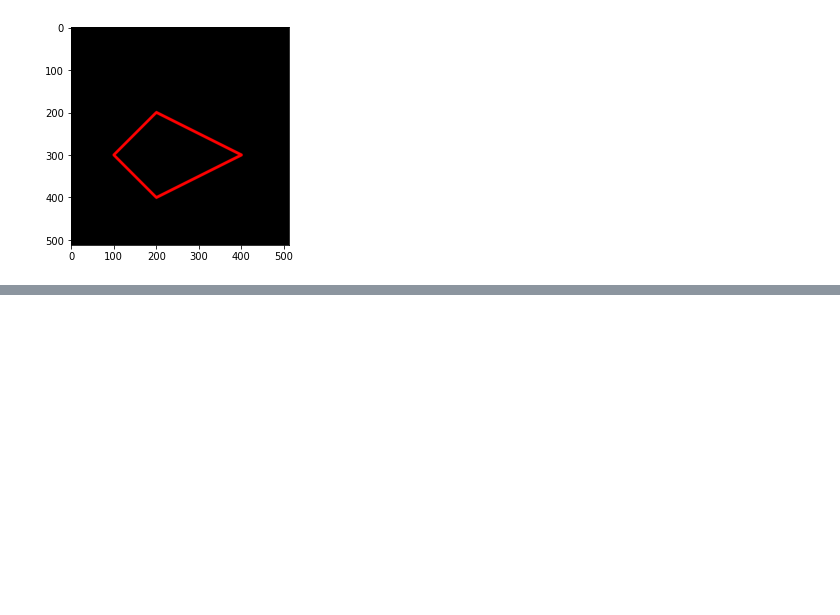
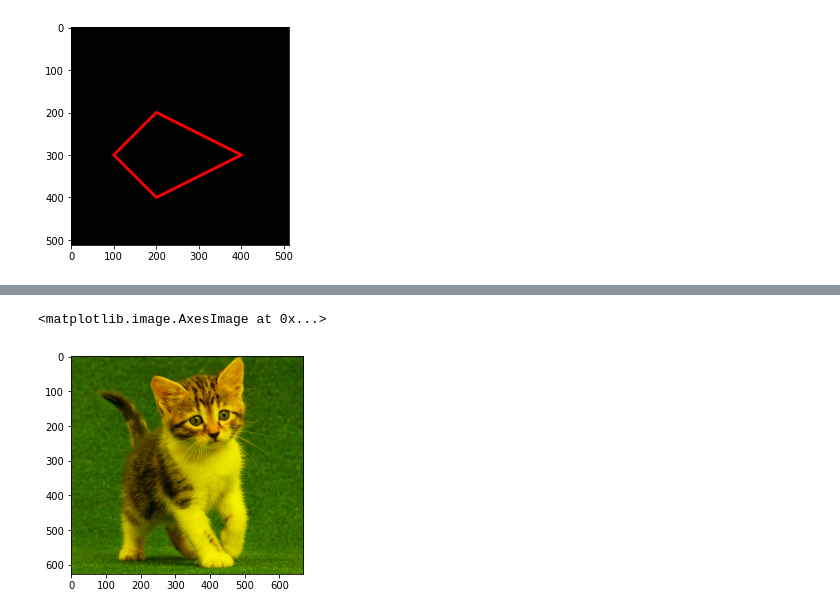
Before and after one commit to Auful01/PCVK, a Jupyter notebook: Week2.ipynb, the cells around one changed output, grey strips where cells are left out. Cells and saved outputs as stored; diff of their text form; code cells hidden in the pictures; blank space fills up the shorter version.

```diff
--- a/Week2.ipynb
+++ b/Week2.ipynb
@@ -125,0 +134,11 @@ plt.imshow(black_img2 )
+# %%
+images = cv.cvtColor(img, cv.COLOR_BGR2RGB)
+# RED GREEN CHANNEL
+imgB = images
+imgB[:, :, 2] = 0
+
+
+plt.imshow(imgB)
+# %% [output]
+<matplotlib.image.AxesImage at 0x...>
+[figure, added]
```
Also changed, not shown: parts of 4 cells of this notebook.
